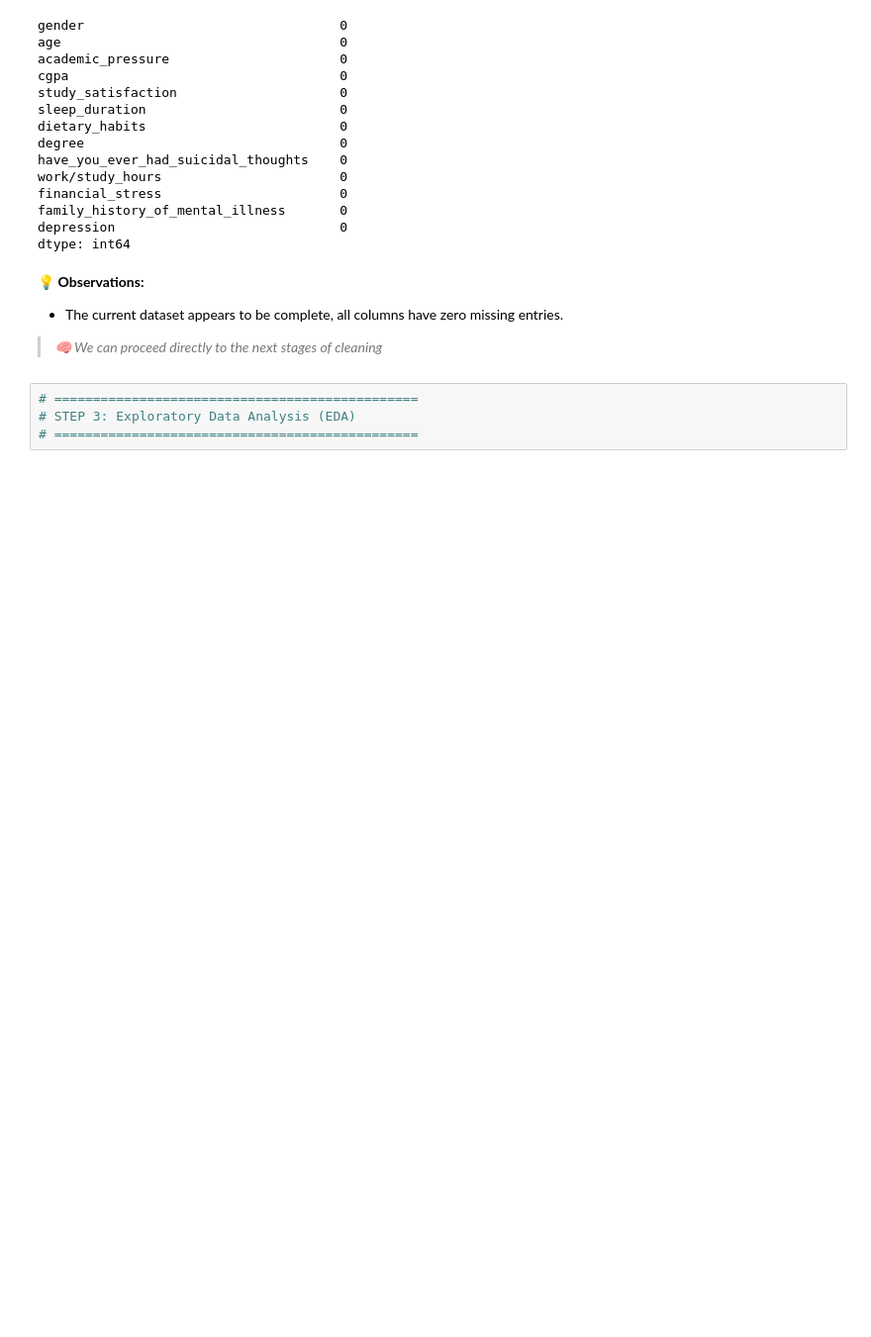
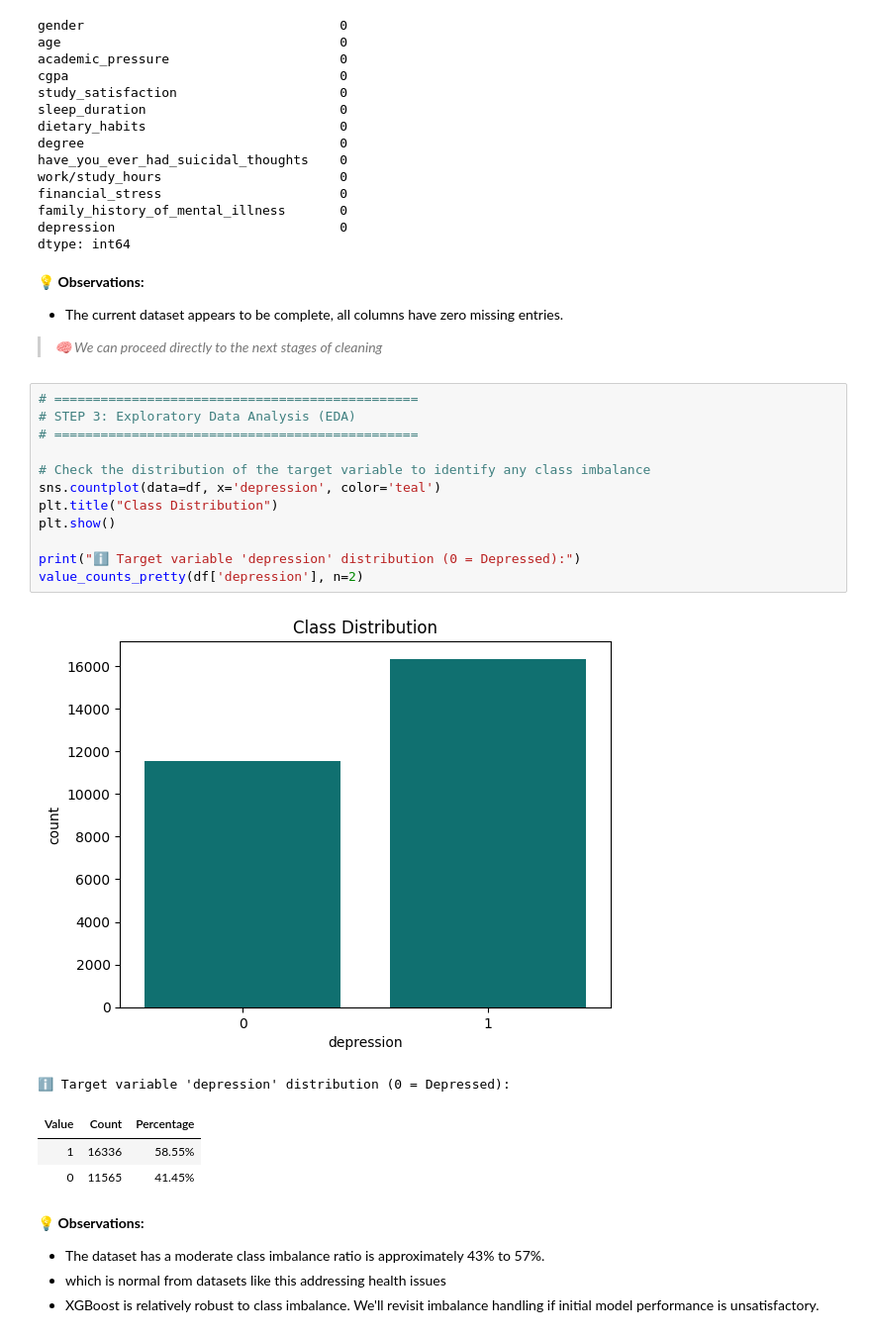
Before and after one commit to SeminiAmanda/student-depression-predictor, a Jupyter notebook: notebooks/FC110552_mithula-cbw/01_data_preprocessing.ipynb, the cells around one changed output. Shown at 99% size. Drawn from its saved outputs; the diff is of its cells as text; blank space fills up the shorter version.

Commit message:
Explore target column distribution.

```diff
--- a/notebooks/FC110552_mithula-cbw/01_data_preprocessing.ipynb
+++ b/notebooks/FC110552_mithula-cbw/01_data_preprocessing.ipynb
@@ -526,7 +526,26 @@ dtype: int64
 - The current dataset appears to be complete, all columns have zero missing entries.
 
 > *🧠  We can proceed directly to the next stages of cleaning*
-# %%
-# ===============================================
-# STEP 3: Exploratory Data Analysis (EDA)
-# ===============================================
+# %%
+# ===============================================
+# STEP 3: Exploratory Data Analysis (EDA)
+# ===============================================
+
+# Check the distribution of the target variable to identify any class imbalance
+sns.countplot(data=df, x='depression', color='teal')
+plt.title("Class Distribution")
+plt.show()
+
+print("ℹ️ Target variable 'depression' distribution (0 = Depressed):")
+value_counts_pretty(df['depression'], n=2)
+# %% [output]
+[figure, added]
+ℹ️ Target variable 'depression' distribution (0 = Depressed):
+| Value | Count | Percentage |
+| 1 | 16336 | 58.55% |
+| 0 | 11565 | 41.45% |
+# %% [markdown]
+💡 **Observations:**
+- The dataset has a moderate class imbalance ratio is approximately 43% to 57%.
+- which is normal from datasets like this addressing health issues
+- XGBoost is relatively robust to class imbalance. We'll revisit imbalance handling if initial model performance is unsatisfactory.
```
